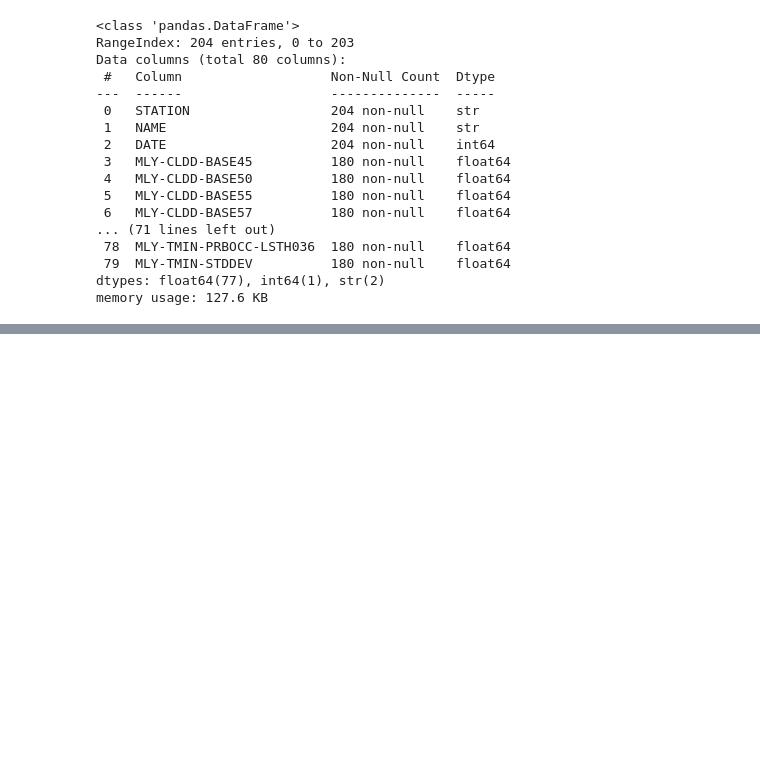
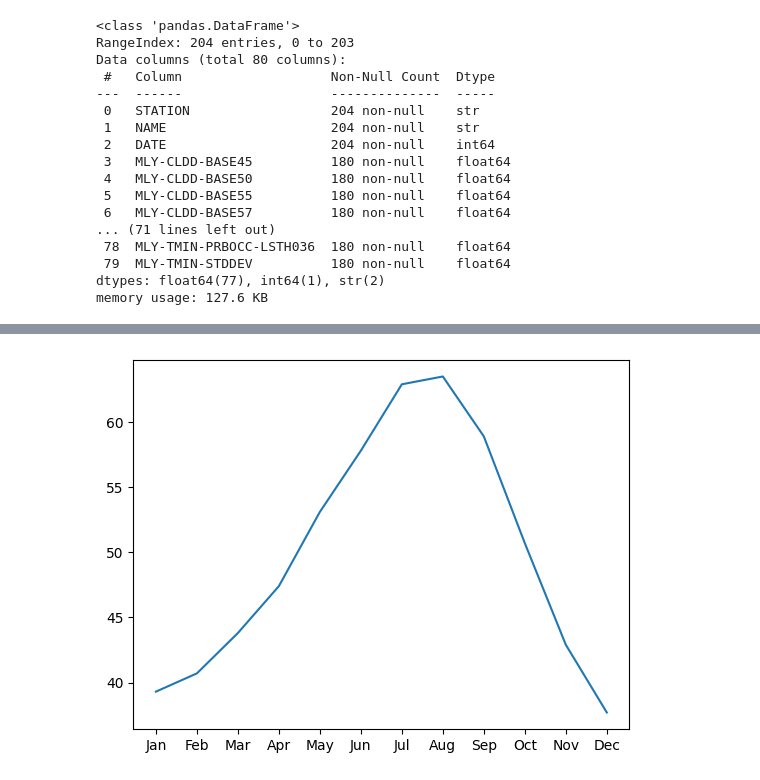
Before and after one commit to mwanyumba7/Python-Deep-Dive-Demos, a Jupyter notebook: PyData-Class-Notes-2506/deep-dive-into-matplotlib-and-seaborn.ipynb, the cells around one changed output, grey strips where cells are left out. Cells and saved outputs as stored; diff of their text form; code cells hidden in the pictures; blank space fills up the shorter version.

```diff
--- a/PyData-Class-Notes-2506/deep-dive-into-matplotlib-and-seaborn.ipynb
+++ b/PyData-Class-Notes-2506/deep-dive-into-matplotlib-and-seaborn.ipynb
@@ -86,0 +195,4 @@ memory usage: 127.6 KB
+# %%
+# To Solve this set the DATE column as the index column
+seattle = seattle.set_index("DATE")
+seattle.head()
@@ -86,0 +249,4 @@ memory usage: 127.6 KB
+# %%
+#Slice the data to only include the first 12 rows which correspond to the 12 months of the year
+seattle_weather_sliced = seattle.iloc[:12]
+seattle_weather_sliced
@@ -86,0 +269,8 @@ memory usage: 127.6 KB
+# %%
+# Let's now solve the issue we had up there
+
+fig , ax = plt.subplots()
+ax.plot(seattle_weather_sliced["MONTH"], seattle_weather_sliced["MLY-TAVG-NORMAL"])
+plt.show()
+# %% [output]
+[figure, added]
```
Also changed, not shown: parts of 23 cells of this notebook, 17 other files.
